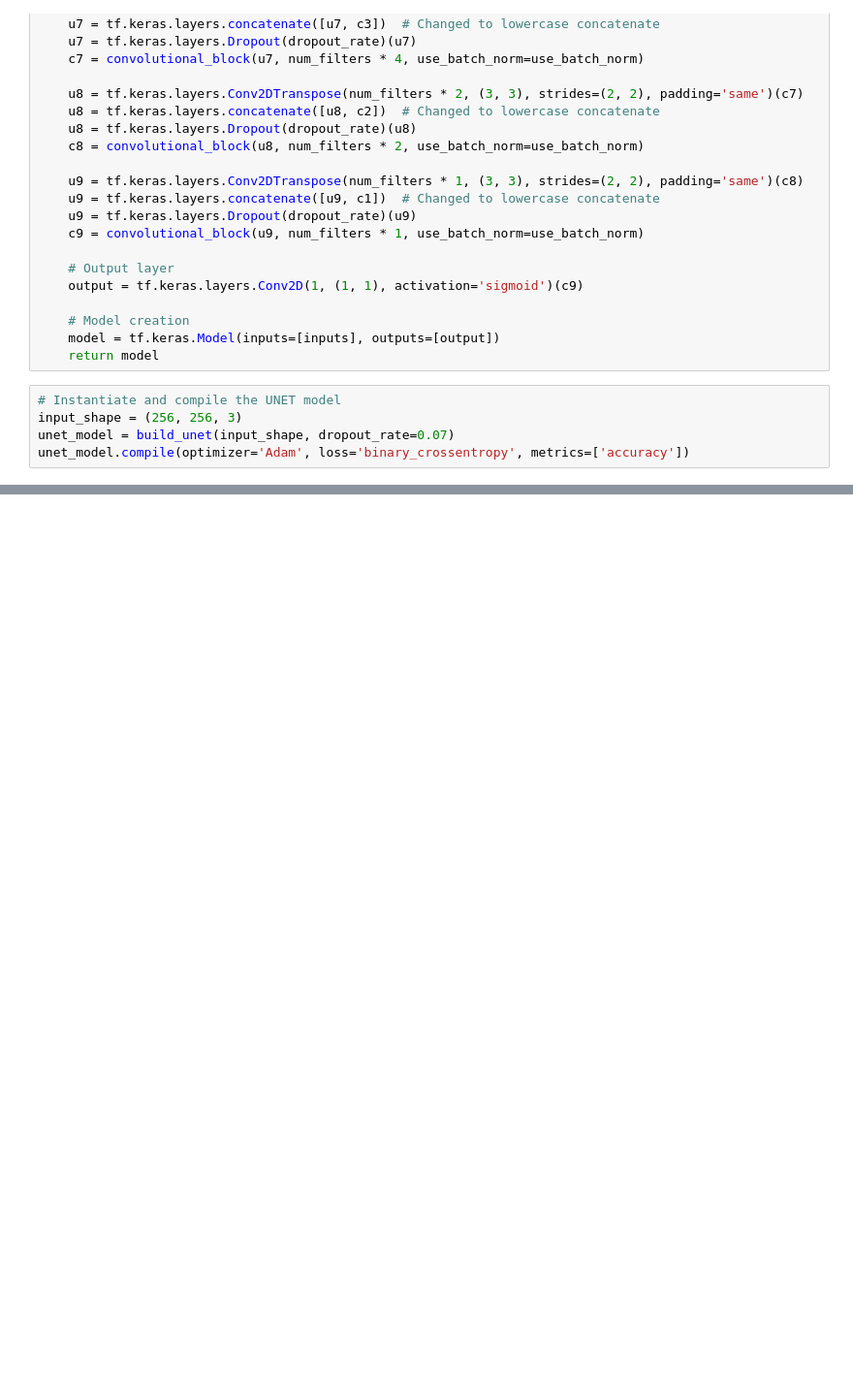
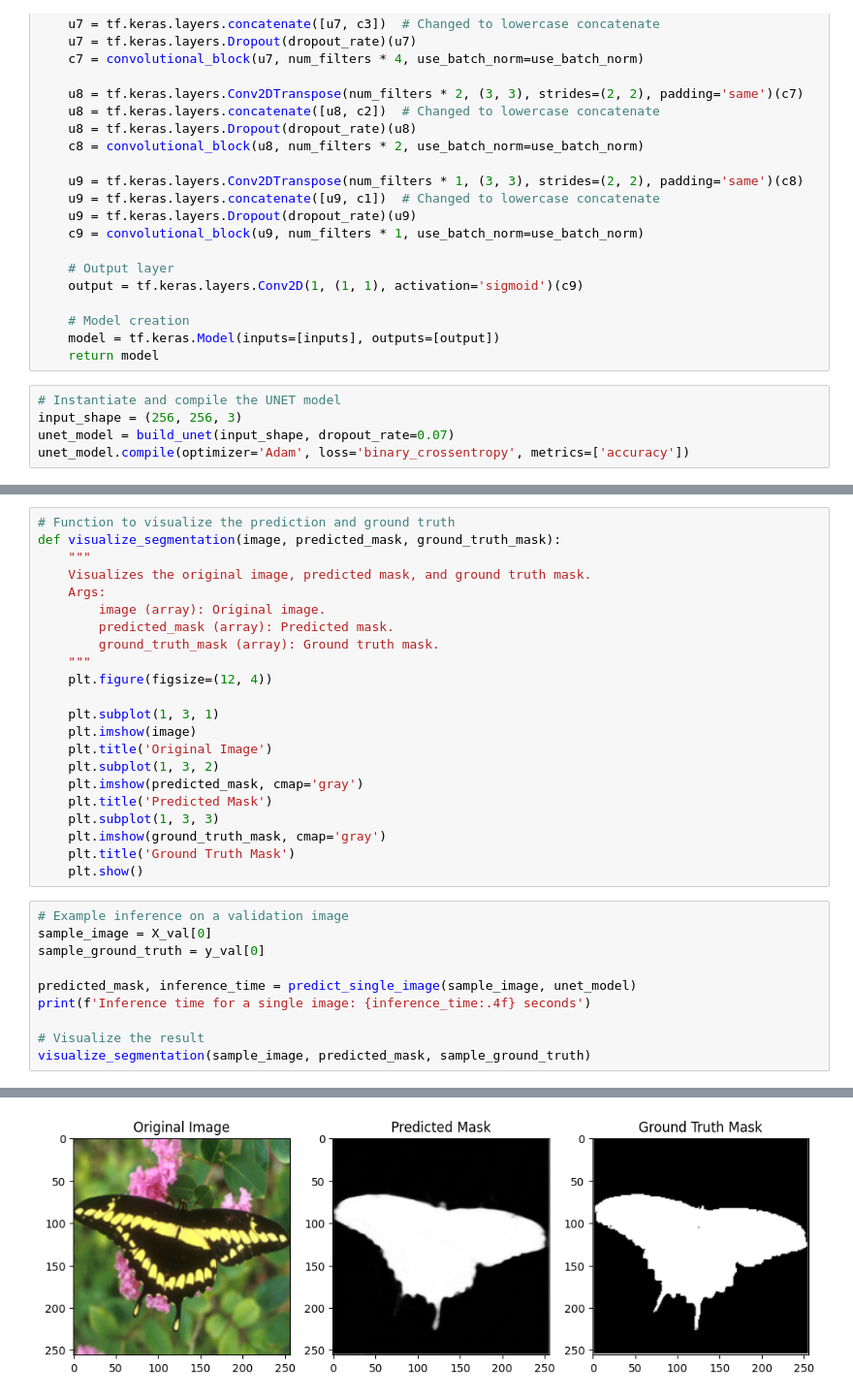
Before and after one commit to Tauhid-Topu-007/Unet, a Jupyter notebook: UNET2.ipynb, the cells around one changed output, grey strips where cells are left out. Shown at 97% size. Drawn from its saved outputs; the diff is of its cells as text; blank space fills up the shorter version.

```diff
--- a/UNET2.ipynb
+++ b/UNET2.ipynb
@@ -299,0 +375,33 @@ Model: "functional"
+# %%
+# Function to visualize the prediction and ground truth
+def visualize_segmentation(image, predicted_mask, ground_truth_mask):
+    """
+    Visualizes the original image, predicted mask, and ground truth mask.
+    Args:
+        image (array): Original image.
+        predicted_mask (array): Predicted mask.
+        ground_truth_mask (array): Ground truth mask.
+    """
+    plt.figure(figsize=(12, 4))
+
+    plt.subplot(1, 3, 1)
+    plt.imshow(image)
+    plt.title('Original Image')
+    plt.subplot(1, 3, 2)
+    plt.imshow(predicted_mask, cmap='gray')
+    plt.title('Predicted Mask')
+    plt.subplot(1, 3, 3)
+    plt.imshow(ground_truth_mask, cmap='gray')
+    plt.title('Ground Truth Mask')
+    plt.show()
+# %%
+# Example inference on a validation image
+sample_image = X_val[0]
+sample_ground_truth = y_val[0]
+
+predicted_mask, inference_time = predict_single_image(sample_image, unet_model)
+print(f'Inference time for a single image: {inference_time:.4f} seconds')
+
+# Visualize the result
+visualize_segmentation(sample_image, predicted_mask, sample_ground_truth)
+# %% [output]
@@ -299,0 +410 @@ Model: "functional"
+[figure, added]
```
Also changed, not shown: parts of 11 cells of this notebook.
